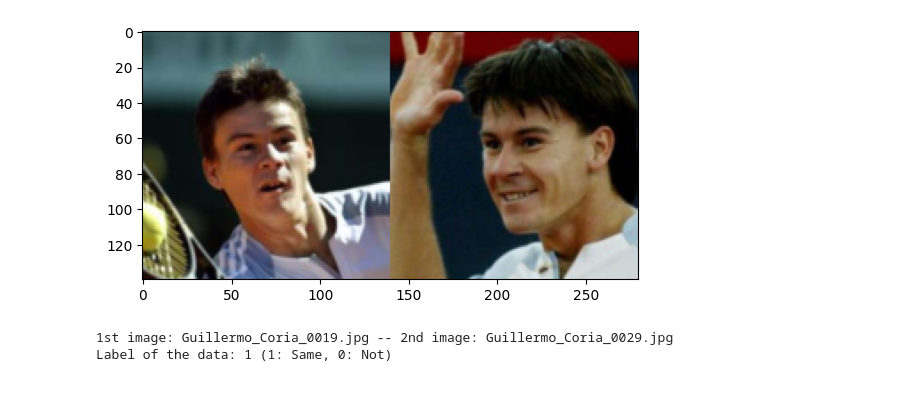
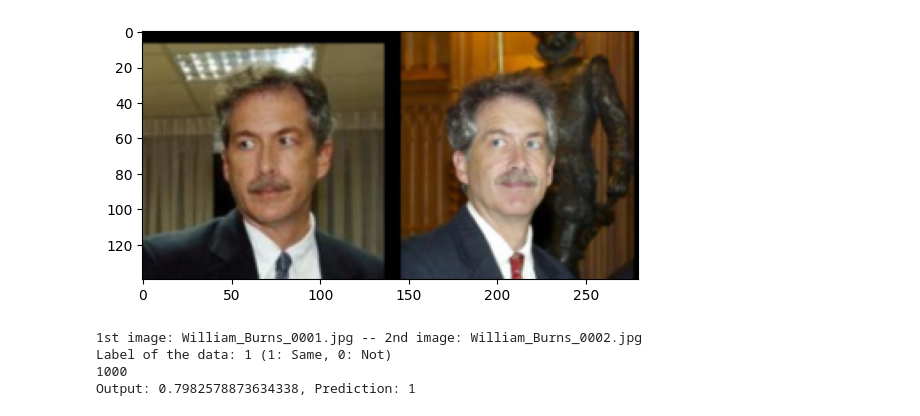
Before and after one commit to thekyler1/vsEnv, a Jupyter notebook: resnet.ipynb, the cells around one changed output. Cells and saved outputs as stored; diff of their text form; code cells hidden in the pictures.

```diff
--- a/resnet.ipynb
+++ b/resnet.ipynb
@@ -33,15 +33,11 @@ class CustomImageDataset(Dataset):
             image2 = self.transform(image2)
         if self.target_transform:
             label = self.target_transform(image1)
-        #return image1, image2, label, img_path1, img_path2
-        return image1, image2, label
-
-path_trainSet = f"/Users/necatiisik/lfw_dataset/pairsDevTrain.txt"
-path_testSet = f"/Users/necatiisik/lfw_dataset/pairsDevTest.txt"
+        return image1, image2, label, img_path1, img_path2
 
 datasetPath = f"/Users/necatiisik/lfw_dataset/lfw/"
 trainLabelPath = f"/Users/necatiisik/lfw_dataset/pair_train_data.csv"
-testLabelPath = f"/Users/necatiisik/lfw_dataset/pair_test_data.csv"
+testLabelPath = f"/Users/necatiisik/github_lib/vsEnv/res/2k_test.csv"
 
 
 preprocess = transforms.Compose([
@@ -96,7 +92,7 @@ class SiameseNetwork(nn.Module):
     def __init__(self):
         super(SiameseNetwork, self).__init__()
         # get resnet model
-        self.resnet = torchvision.models.resnet18(pretrained=False)
+        self.resnet = torchvision.models.resnet18(weights=None)
 
         # over-write the first conv layer to be able to read MNIST images
         # as resnet18 reads (3,x,x) where 3 is RGB channels
@@ -123,7 +119,7 @@ class SiameseNetwork(nn.Module):
 
     def init_weights(self, m):
         if isinstance(m, nn.Linear):
-            torch.nn.init.xavier_uniform(m.weight)
+            torch.nn.init.xavier_uniform_(m.weight)
             m.bias.data.fill_(0.01)
 
     def forward_once(self, x):
@@ -199,7 +205,7 @@ def test(model, device, test_loader):
 import matplotlib.pyplot as plt
 
 model = SiameseNetwork().to(device)
-# model.load_state_dict(torch.load("siamese_network_resnet_A-S-A-S.pt"))
+model.load_state_dict(torch.load("siamese_network_resnet_A-S-A-S.pt", map_location = device))
 optimizer = optim.Adadelta(model.parameters(), lr=1.0)
 
 lossTrain = []
@@ -291,35 +238,47 @@ KeyboardInterrupt:
 # %%
 import torch
 import numpy as np
 import matplotlib.pyplot as plt
 
-image1, image2, train_labels, path1, path2 = next(iter(train_loader))
-# print(f"Feature batch shape: {image1.size()}")
-# print(f"Labels batch shape: {train_labels.size()}")
-img1 = image1[0].squeeze()
-img1 = img1.movedim(0, -1)
-img2 = image2[0].squeeze()
-img2 = img2.movedim(0, -1)
-img1 = torch.cat((img1, img2), 1)
+def random_evaluate(model, device, datasetLoader):
+    model.eval()
+    # we aren't using `TripletLoss` as the MNIST dataset is simple, so `BCELoss` can do the trick.
+    criterion = nn.BCELoss()
 
-label = train_labels[0]
-plt.imshow(img1)
-plt.show()
-first_image_label = path1[0].split("/")[6]
-second_image_label = path2[0].split("/")[6]
+    with torch.no_grad():
+        images_1, images_2, targets, path1, path2 = next(iter(datasetLoader))
+        img1, img2, target = images_1[0], images_2[0], targets[0]
+        output = model(images_1, images_2).squeeze()
+        pred = torch.where(output > 0.5, 1, 0)  # get the index of the max log-probability
 
-print(f"1st image: {first_image_label} -- 2nd image: {second_image_label}")
-print(f"Label of the data: {label} (1: Same, 0: Not)")
+        img1 = img1.squeeze()
+        img1 = img1.movedim(0, -1)
+        img2 = img2.squeeze()
+        img2 = img2.movedim(0, -1)
+        img1 = torch.cat((img1, img2), 1)
 
+        label = target
+        plt.imshow(img1)
+        plt.show()
+        first_image_label = path1[0].split("/")[6]
+        second_image_label = path2[0].split("/")[6]
 
-# model.eval()
+    print(f"1st image: {first_image_label} -- 2nd image: {second_image_label}")
+    print(f"Label of the data: {label} (1: Same, 0: Not)")
+    print(len(datasetLoader.dataset))
 
-# with torch.no_grad():
-#     outputs = model(img1[0], img2[0]).squeeze()
-#     pred = torch.where(outputs > 0.5, 1, 0)
+    return output, pred
 
-# print(f"Prediction of the network: {pred} (1: Same, 0: Not)")
+device = torch.device('cuda:0' if torch.cuda.is_available() else 'cpu')
+model = SiameseNetwork().to(device)
+model.load_state_dict(torch.load("siamese_network_resnet_A-S-A-S.pt", map_location = device))
+
+output, pred = random_evaluate(model, device, test_loader)
+
+print(f"Output: {output[0]}, Prediction: {pred[0]}")
 # %% [output]
-[figure, old version]
+[figure, new version]
-1st image: Guillermo_Coria_0019.jpg -- 2nd image: Guillermo_Coria_0029.jpg
+1st image: William_Burns_0001.jpg -- 2nd image: William_Burns_0002.jpg
 Label of the data: 1 (1: Same, 0: Not)
+1000
+Output: 0.7982578873634338, Prediction: 1
```
Also changed, not shown: parts of 6 cells of this notebook, 2 other files.
